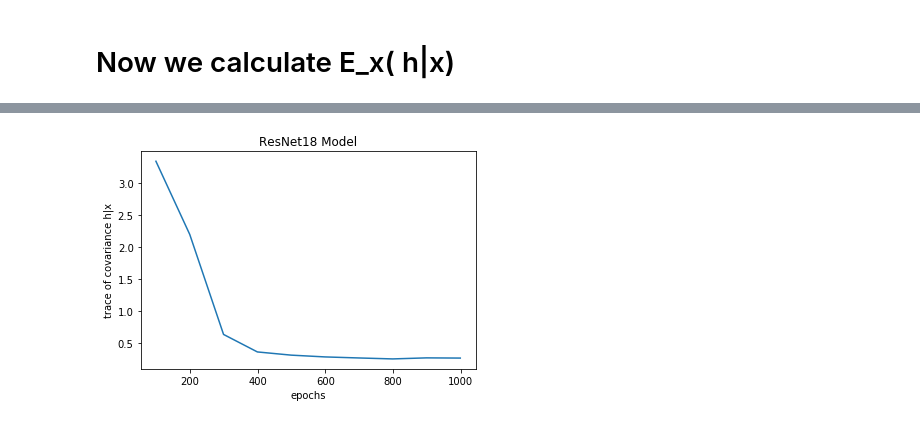
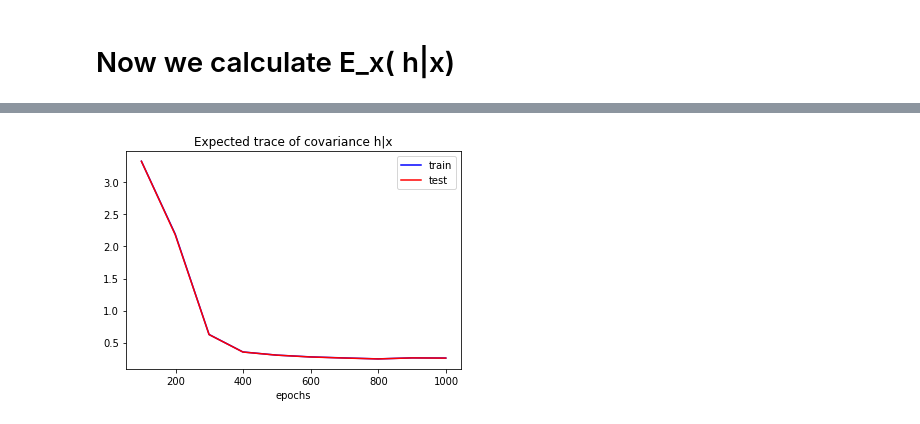
Before and after one commit to rattaoup/pytorch-simclr, a Jupyter notebook: distribution_h.ipynb, the cells around one changed output, grey strips where cells are left out. Saved outputs shown, nothing was run; the diff lists cells and outputs as text; code cells hidden in the pictures.

```diff
--- a/distribution_h.ipynb
+++ b/distribution_h.ipynb
@@ -77,6 +77,7 @@ transform_train = transforms.Compose([
 # %%
 root = '/data/cifar10/'
 train = torchvision.datasets.CIFAR10(root = root, train=True, download=True)
+test = torchvision.datasets.CIFAR10(root = root, train = False, download = True)
 pic = train[19][0]
 plt.imshow(pic)
 # %% [output]
@@ -160,2 +178,24 @@ def get_trace_h(x, filename):
+# %%
+def gen_data(B = 500,num_aug = 100):
+    '''
+    B = image batch
+    num_aug = number of augmented picture for each image
+    '''
+    pic_index_train = np.random.randint(low = 0, high = len(train), size = B)
+    pic_index_test = np.random.randint(low = 0, high = len(test), size = B)
+    #sample augmented image !
+    X_train = [get_x(data = train, sample = num_aug, index = pic_index_train[i]) for i in range(B)]
+    X_test = [get_x(data = test, sample = num_aug, index = pic_index_test[i]) for i in range(B)]
+
+    return X_train, X_test
+
+#helper function to plot
+def my_plot(train_dict, test_dict, title = 'trace of covariance h|x'):
+    plt.plot([99+ 100*i for i in range(10)], [train_dict[cp] for cp in checkpointfile], label = 'train', color = 'b')
+    plt.plot([99+ 100*i for i in range(10)], [test_dict[cp] for cp in checkpointfile], label = 'test', color = 'r')
+    plt.xlabel('epochs')
+    plt.title(title)
+    plt.legend()
+    plt.show()
 # %% [markdown]
 # Now we calculate E_x( h|x)
@@ -170,6 +205,13 @@ X = [get_x(sample = 100, index = pic_index[i]) for i in range(B)]
 # %%
-trace_h = {}
+X_train, X_test = gen_data(B = 50, num_aug = 100)
+trace_h_train = {}
+trace_h_test = {}
 checkpointfile = ['resnet18.pth99']+ ['resnet18.pth' + str(i) + '99' for i in range(1,10)]
 for cp in tqdm(checkpointfile):
-    mean_trace = np.mean([get_trace_h(X[i], cp) for i in range(len(X))])
-    trace_h[cp] = mean_trace
+
+    # Expected trace (h|x)
+    mean_trace_train = np.mean([get_trace_h(X_train[i], cp) for i in range(len(X_train))])
+    trace_h_train[cp] = mean_trace_train
+
+    mean_trace_test = np.mean([get_trace_h(X_test[i], cp) for i in range(len(X_test))])
+    trace_h_test[cp] = mean_trace_test
@@ -189,8 +218,4 @@ trace_h
-# %%
-plt.plot([99+ 100*i for i in range(10)], [trace_h[cp] for cp in checkpointfile])
-plt.xlabel('epochs')
-plt.ylabel('trace of covariance h|x')
-plt.title('ResNet18 Model')
-plt.show()
-# %% [output]
-[figure, removed]
+# %%
+my_plot(trace_h_train, trace_h_test, title = 'Expected trace of covariance h|x')
+# %% [output]
+[figure, added]
```
Also changed, not shown: parts of 16 cells of this notebook.
